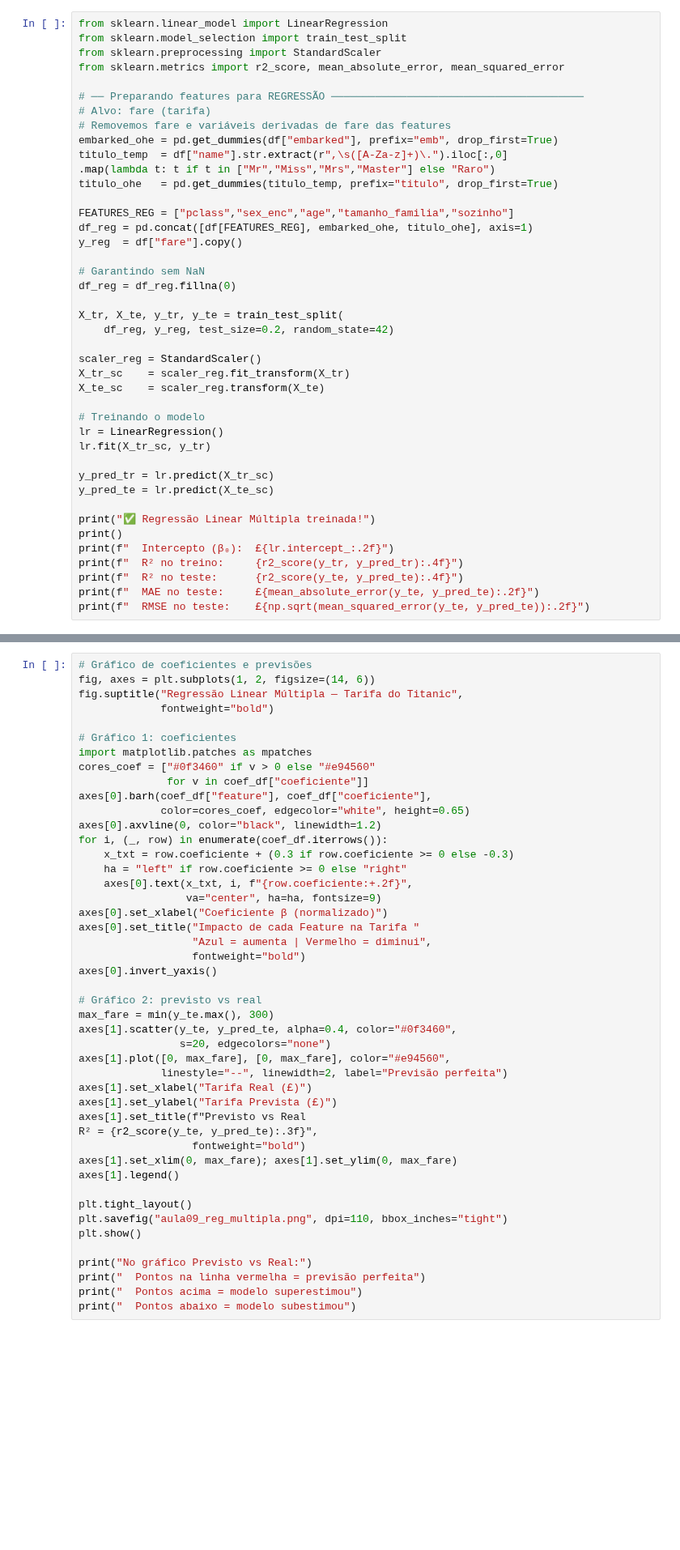
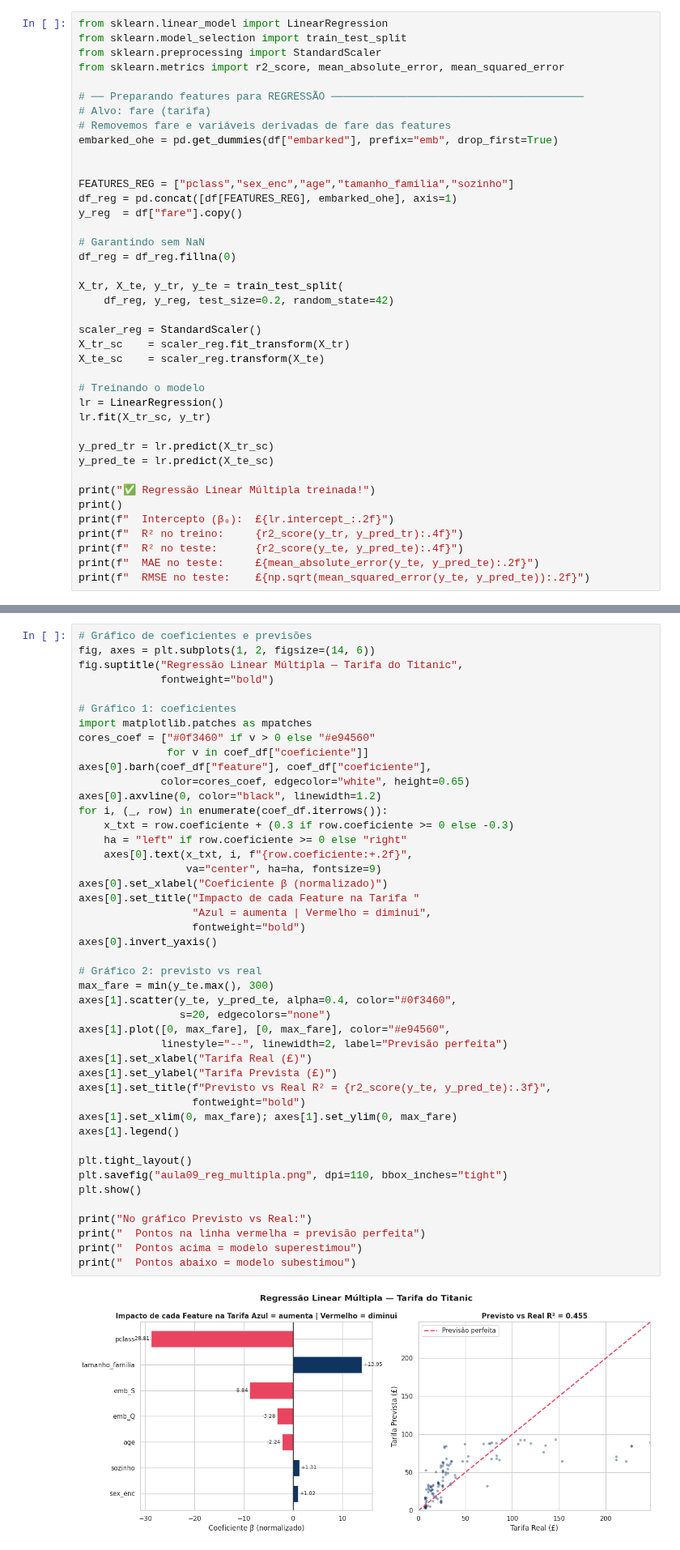
Before and after one commit to FIAPON/fiap-graduacao-iachatbot, a Jupyter notebook: Aula_09_Pratica_Regressao_Linear_Titanic.ipynb, the cells around one changed output, grey strips where cells are left out. Shown at 81% size. Cells and saved outputs as stored; diff of their text form; blank space fills up the shorter version.

```diff
--- a/Aula_09_Pratica_Regressao_Linear_Titanic.ipynb
+++ b/Aula_09_Pratica_Regressao_Linear_Titanic.ipynb
@@ -549,11 +625,10 @@ from sklearn.metrics import r2_score, mean_absolute_error, mean_squared_error
 # Alvo: fare (tarifa)
 # Removemos fare e variáveis derivadas de fare das features
 embarked_ohe = pd.get_dummies(df["embarked"], prefix="emb", drop_first=True)
-titulo_temp  = df["name"].str.extract(r",\s([A-Za-z]+)\.").iloc[:,0]                  .map(lambda t: t if t in ["Mr","Miss","Mrs","Master"] else "Raro")
-titulo_ohe   = pd.get_dummies(titulo_temp, prefix="titulo", drop_first=True)
+
 
 FEATURES_REG = ["pclass","sex_enc","age","tamanho_familia","sozinho"]
-df_reg = pd.concat([df[FEATURES_REG], embarked_ohe, titulo_ohe], axis=1)
+df_reg = pd.concat([df[FEATURES_REG], embarked_ohe], axis=1)
 y_reg  = df["fare"].copy()
 
 # Garantindo sem NaN
@@ -611,32 +705,33 @@ for i, (_, row) in enumerate(coef_df.iterrows()):
     x_txt = row.coeficiente + (0.3 if row.coeficiente >= 0 else -0.3)
     ha = "left" if row.coeficiente >= 0 else "right"
     axes[0].text(x_txt, i, f"{row.coeficiente:+.2f}",
                  va="center", ha=ha, fontsize=9)
 axes[0].set_xlabel("Coeficiente β (normalizado)")
 axes[0].set_title("Impacto de cada Feature na Tarifa "
                   "Azul = aumenta | Vermelho = diminui",
                   fontweight="bold")
 axes[0].invert_yaxis()
 
 # Gráfico 2: previsto vs real
 max_fare = min(y_te.max(), 300)
 axes[1].scatter(y_te, y_pred_te, alpha=0.4, color="#0f3460",
                 s=20, edgecolors="none")
 axes[1].plot([0, max_fare], [0, max_fare], color="#e94560",
              linestyle="--", linewidth=2, label="Previsão perfeita")
 axes[1].set_xlabel("Tarifa Real (£)")
 axes[1].set_ylabel("Tarifa Prevista (£)")
-axes[1].set_title(f"Previsto vs Real
-R² = {r2_score(y_te, y_pred_te):.3f}",
+axes[1].set_title(f"Previsto vs Real R² = {r2_score(y_te, y_pred_te):.3f}",
                   fontweight="bold")
 axes[1].set_xlim(0, max_fare); axes[1].set_ylim(0, max_fare)
 axes[1].legend()
 
 plt.tight_layout()
 plt.savefig("aula09_reg_multipla.png", dpi=110, bbox_inches="tight")
 plt.show()
 
 print("No gráfico Previsto vs Real:")
 print("  Pontos na linha vermelha = previsão perfeita")
 print("  Pontos acima = modelo superestimou")
 print("  Pontos abaixo = modelo subestimou")
+# %% [output]
+[figure, added]
```
Also changed, not shown: parts of 16 cells of this notebook, 3 other files.
